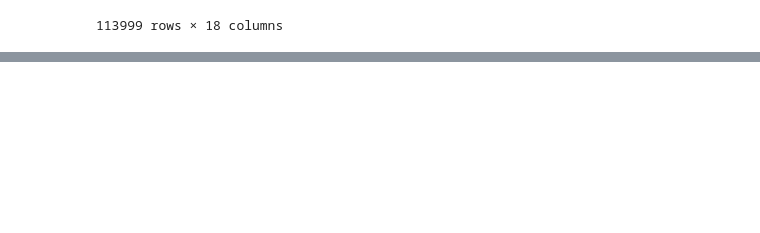
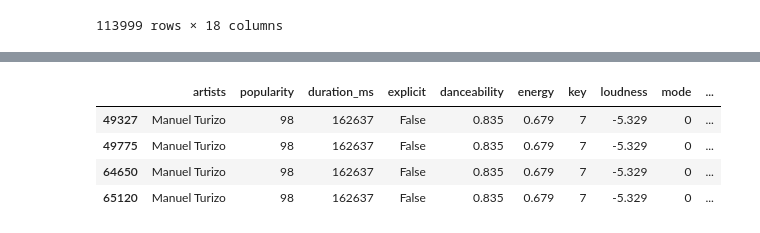
Before and after one commit to FabienThich/Solo-vs-Collab-Music, a Jupyter notebook: main.ipynb, the cells around one changed output, grey strips where cells are left out. Cells and saved outputs as stored; diff of their text form; code cells hidden in the pictures; blank space fills up the shorter version.

```diff
--- a/main.ipynb
+++ b/main.ipynb
@@ -163,0 +224,8 @@ df_clean
+# %%
+df_solo[df_solo['popularity'] > 97]
+# %% [output]
+|  | artists | popularity | duration_ms | explicit | danceability | energy | key | loudness | mode | ... |
+| 49327 | Manuel Turizo | 98 | 162637 | False | 0.835 | 0.679 | 7 | -5.329 | 0 | ... |
+| 49775 | Manuel Turizo | 98 | 162637 | False | 0.835 | 0.679 | 7 | -5.329 | 0 | ... |
+| 64650 | Manuel Turizo | 98 | 162637 | False | 0.835 | 0.679 | 7 | -5.329 | 0 | ... |
+| 65120 | Manuel Turizo | 98 | 162637 | False | 0.835 | 0.679 | 7 | -5.329 | 0 | ... |
```
Also changed, not shown: parts of 8 cells of this notebook.
